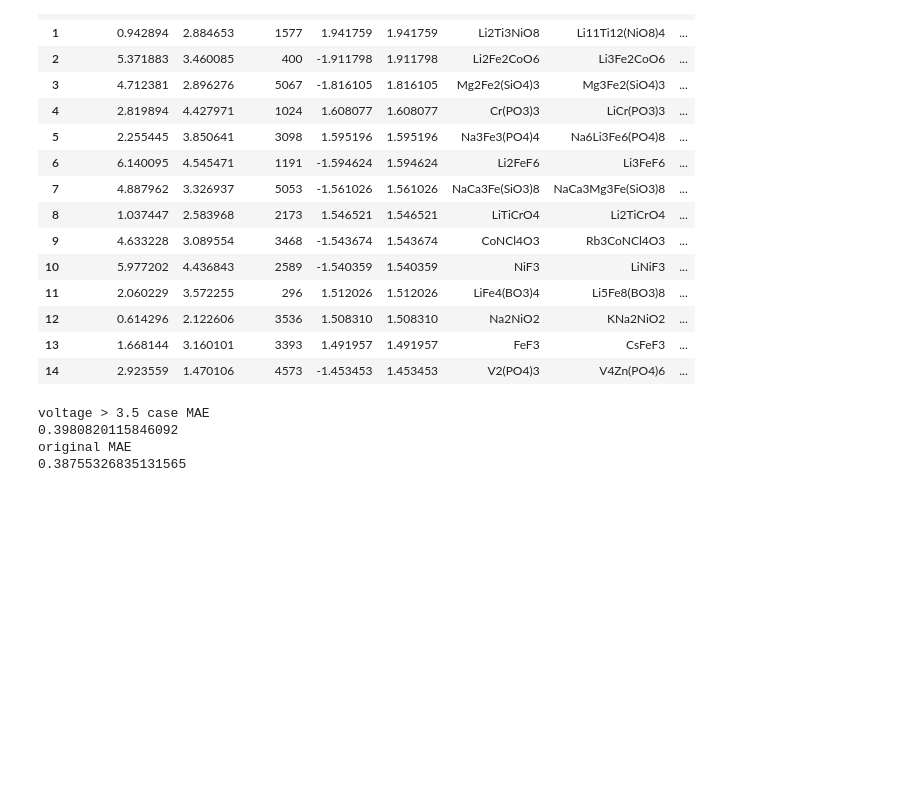
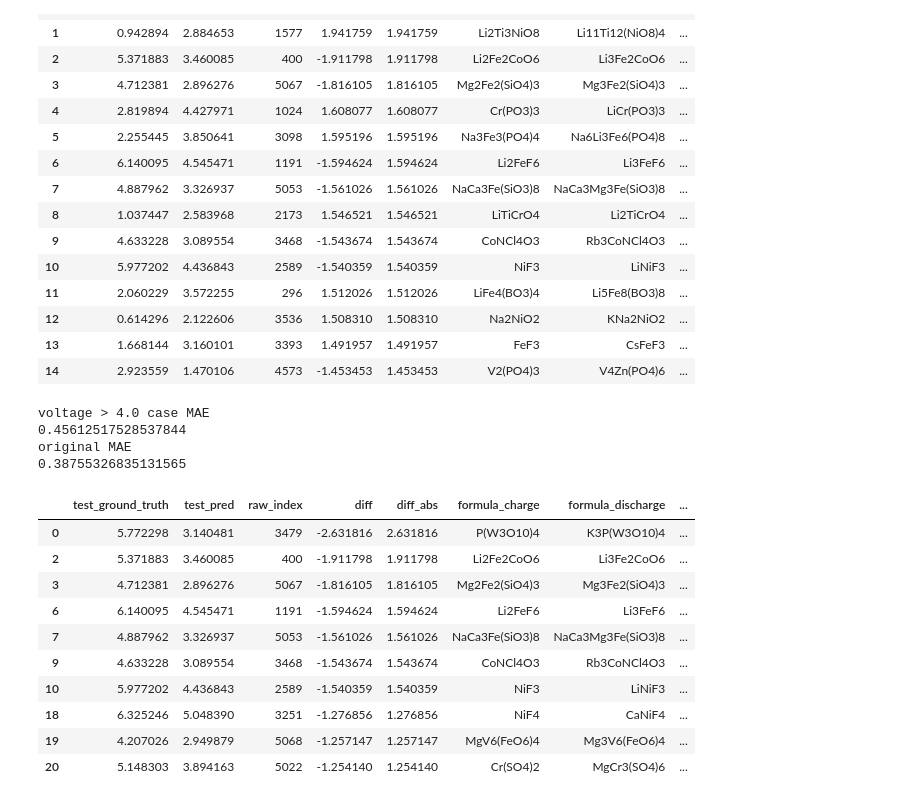
Before and after one commit to nissy-dev/machine-learning-the-voltage-of-electrode-materials, a Jupyter notebook: notebook/H_test_dnn_best.ipynb, the cells around one changed output. Drawn from its saved outputs; the diff is of its cells as text; code cells hidden in the pictures; blank space fills up the shorter version.

```diff
--- a/notebook/H_test_dnn_best.ipynb
+++ b/notebook/H_test_dnn_best.ipynb
@@ -46,16 +46,30 @@ concat_data[show_cols][0:15]
 | 13 | 1.668144 | 3.160101 | 3393 | 1.491957 | 1.491957 | FeF3 | CsFeF3 | ... |
 | 14 | 2.923559 | 1.470106 | 4573 | -1.453453 | 1.453453 | V2(PO4)3 | V4Zn(PO4)6 | ... |
 # %%
-df_high_vol = concat_data[concat_data['test_ground_truth'] > 3.5]
-print('voltage > 3.5 case MAE')
+df_high_vol = concat_data[concat_data['test_ground_truth'] > 4.0]
+print('voltage > 4.0 case MAE')
 print(mean_absolute_error(df_high_vol['test_ground_truth'].values, df_high_vol['test_pred'].values))
 print('original MAE')
 print(mean_absolute_error(concat_data['test_ground_truth'].values, concat_data['test_pred'].values))
 # %% [output]
-voltage > 3.5 case MAE
-0.3980820115846092
+voltage > 4.0 case MAE
+0.45612517528537844
 original MAE
 0.38755326835131565
+# %%
+concat_data[concat_data['test_ground_truth'] > 4.0][show_cols][0:10]
+# %% [output]
+|  | test_ground_truth | test_pred | raw_index | diff | diff_abs | formula_charge | formula_discharge | ... |
+| 0 | 5.772298 | 3.140481 | 3479 | -2.631816 | 2.631816 | P(W3O10)4 | K3P(W3O10)4 | ... |
+| 2 | 5.371883 | 3.460085 | 400 | -1.911798 | 1.911798 | Li2Fe2CoO6 | Li3Fe2CoO6 | ... |
+| 3 | 4.712381 | 2.896276 | 5067 | -1.816105 | 1.816105 | Mg2Fe2(SiO4)3 | Mg3Fe2(SiO4)3 | ... |
+| 6 | 6.140095 | 4.545471 | 1191 | -1.594624 | 1.594624 | Li2FeF6 | Li3FeF6 | ... |
+| 7 | 4.887962 | 3.326937 | 5053 | -1.561026 | 1.561026 | NaCa3Fe(SiO3)8 | NaCa3Mg3Fe(SiO3)8 | ... |
+| 9 | 4.633228 | 3.089554 | 3468 | -1.543674 | 1.543674 | CoNCl4O3 | Rb3CoNCl4O3 | ... |
+| 10 | 5.977202 | 4.436843 | 2589 | -1.540359 | 1.540359 | NiF3 | LiNiF3 | ... |
+| 18 | 6.325246 | 5.048390 | 3251 | -1.276856 | 1.276856 | NiF4 | CaNiF4 | ... |
+| 19 | 4.207026 | 2.949879 | 5068 | -1.257147 | 1.257147 | MgV6(FeO6)4 | Mg3V6(FeO6)4 | ... |
+| 20 | 5.148303 | 3.894163 | 5022 | -1.254140 | 1.254140 | Cr(SO4)2 | MgCr3(SO4)6 | ... |
 # %%
 # see regression result
 
```
Also changed, not shown: parts of 2 cells of this notebook, 3 other files.
